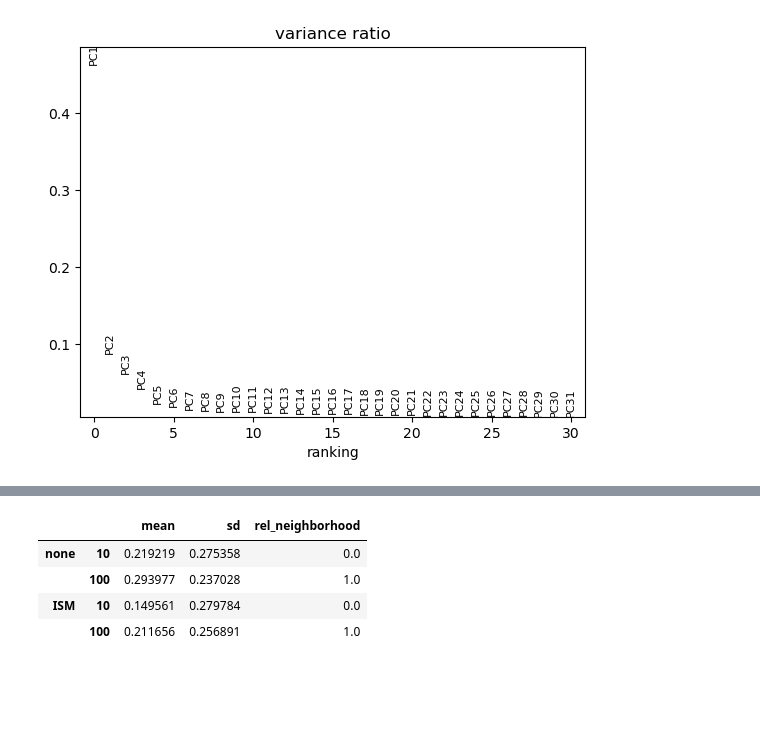
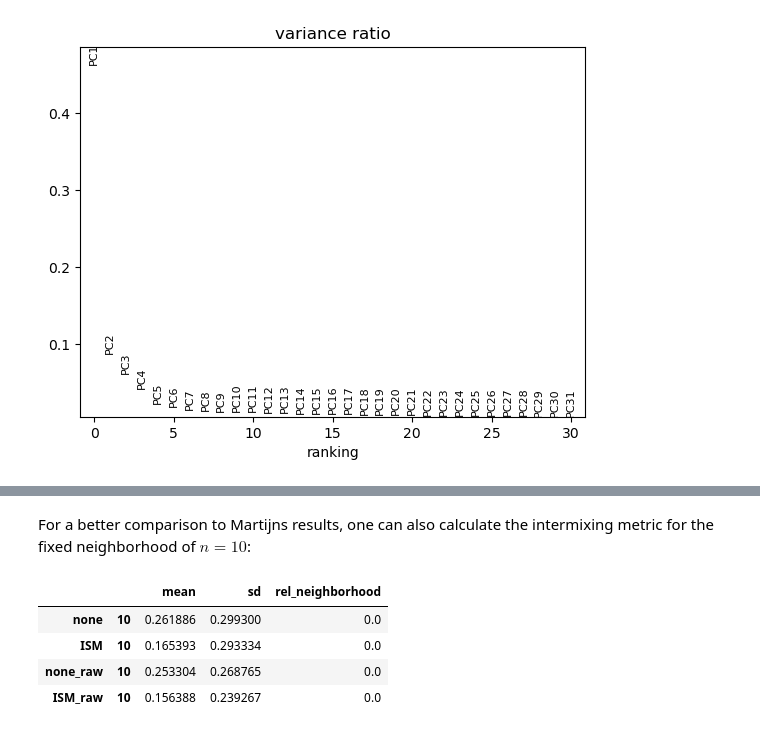
Before and after one commit to mariusrklein/FDA_project, a Jupyter notebook: correction_evaluation.ipynb, the cells around one changed output, grey strips where cells are left out. Saved outputs shown, nothing was run; the diff lists cells and outputs as text; code cells hidden in the pictures; blank space fills up the shorter version.

Commit message:
migrate intermixing functions to extra file

```diff
--- a/correction_evaluation.ipynb
+++ b/correction_evaluation.ipynb
@@ -51 +55,3 @@ norm_ion_intensities
 1207 rows × 104 columns
+# %%
+condition_name = 'celltype'
@@ -277,12 +276,16 @@ ax.legend()
+# %% [markdown]
+For a better comparison to Martijns results, one can also calculate the intermixing metric for the fixed neighborhood of $n=10$:
 # %%
-pd.concat([intermixing_metric(adata, ax, neighborhood_size=[10, 100], n_datapoints=1, label='none', normalized=True),
-intermixing_metric(adata_cor, ax, neighborhood_size=[10, 100], n_datapoints=1, label='ISM', normalized=True)], axis=0, keys=['none', 'ISM'])
+pd.concat([intermixing_metric_sampled(adata, condition_name, neighborhood_size=[10], n_datapoints=1, label='none', normalized=True),
+intermixing_metric_sampled(adata_cor, condition_name, neighborhood_size=[10], n_datapoints=1, label='ISM', normalized=True),
+intermixing_metric_sampled(adata, condition_name, neighborhood_size=[10], n_datapoints=1, label='none', normalized=False),
+intermixing_metric_sampled(adata_cor, condition_name, neighborhood_size=[10], n_datapoints=1, label='ISM', normalized=False)], axis=0, keys=['none', 'ISM', 'none_raw', 'ISM_raw'])
 # %% [output]
 |  |  | mean | sd | rel_neighborhood |
-| none | 10 | 0.219219 | 0.275358 | 0.0 |
-|  | 100 | 0.293977 | 0.237028 | 1.0 |
-| ISM | 10 | 0.149561 | 0.279784 | 0.0 |
-|  | 100 | 0.211656 | 0.256891 | 1.0 |
+| none | 10 | 0.261886 | 0.299300 | 0.0 |
+| ISM | 10 | 0.165393 | 0.293334 | 0.0 |
+| none_raw | 10 | 0.253304 | 0.268765 | 0.0 |
+| ISM_raw | 10 | 0.156388 | 0.239267 | 0.0 |
 # %%
 sc.tl.rank_genes_groups(adata=adata, groupby='leiden', use_raw=True, method='t-test_overestim_var', n_genes=25)
 # sc.pl.rank_genes_groups_tracksplot(adata, groupby='leiden')
```
Also changed, not shown: parts of 16 cells of this notebook, 1 other file.
